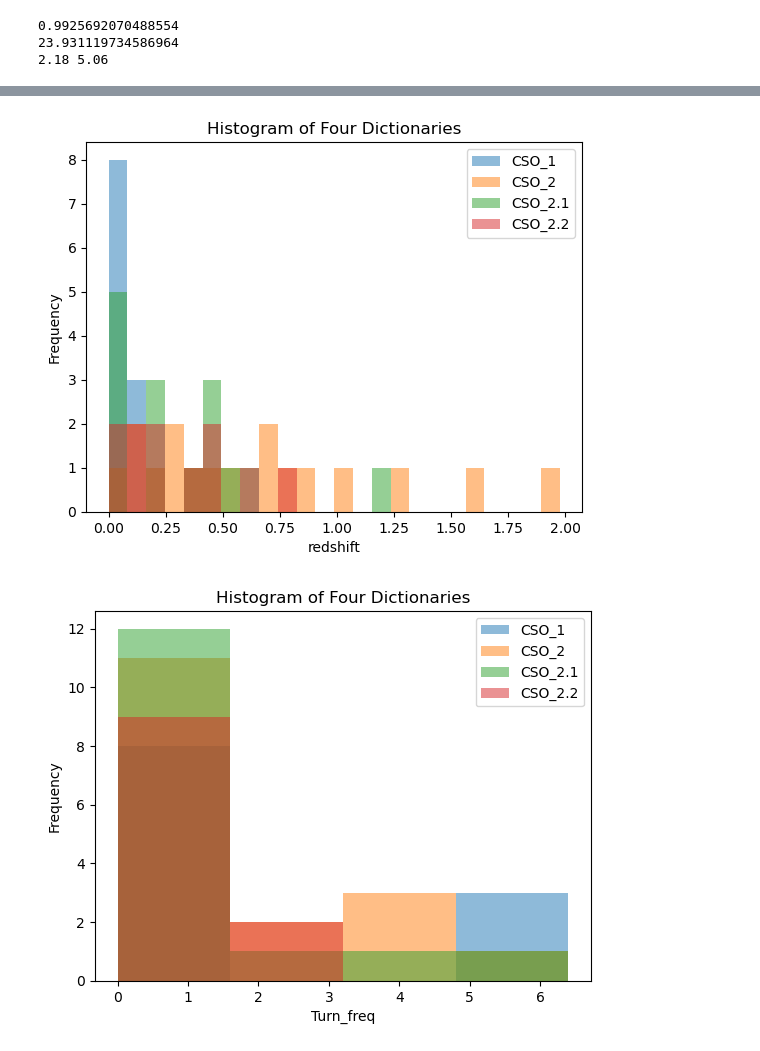
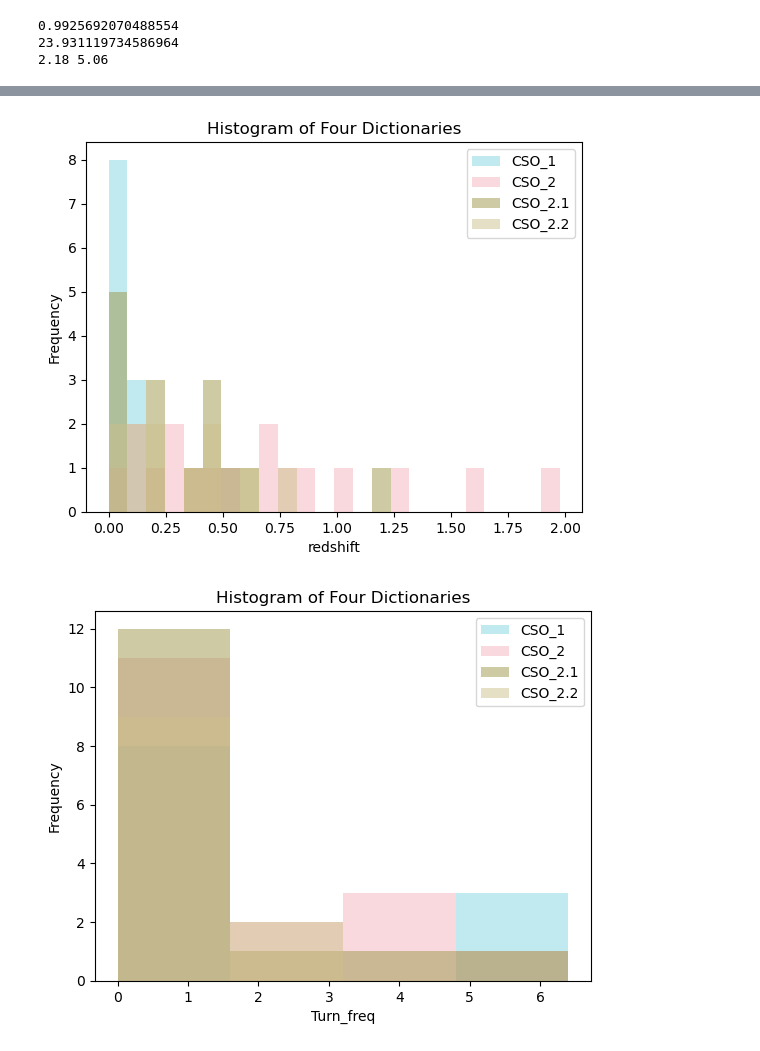
Before and after one commit to henan99/Masteroppgave, a Jupyter notebook: more_fun.ipynb, the cells around one changed output, grey strips where cells are left out. Saved outputs shown, nothing was run; the diff lists cells and outputs as text; code cells hidden in the pictures.

```diff
--- a/more_fun.ipynb
+++ b/more_fun.ipynb
@@ -1221,9 +1221,19 @@ plot_scatter_from_dict(cso_galaxies, 'Turnover_freq', 'Turnover_flux_den')
+# %%
+import seaborn as sns
+import wesanderson as wes
+#print(wes.palette_names())
+
+wes_palette = wes.film_palette("Moonrise",2)
+#wes_palette = ["#8d99ae", "#ef233c", "#d90429", "#2b2d42"]  # Example colors, adjust as necessary
+sns.set_palette(wes_palette)
 # %%
+
+
 CSO_df = pd.DataFrame.from_dict(cso_galaxies, orient='index')
-# Reset the index to make it a regular column
+
 CSO_df.reset_index(inplace=True)
 
-# Rename the 'index' column to 'Object Name'
+
 CSO_df.rename(columns={'index': 'Object Name'}, inplace=True)
 #print(CSO_df)
 print(CSO_df.columns)
@@ -1258,6 +1268,7 @@ plt.legend()
 # Show the plot
 plt.show()
 
+
 bins_t = np.linspace(0,selected_columns['Turnover_freq'].max(), 5)
 # Plot the histogram
 plt.hist(CSO_1['Turnover_freq'], bins=bins_t, alpha=0.5, label='CSO_1')
@@ -1273,16 +1284,21 @@ plt.legend()
 plt.show()
 
 
+
+
+
 plt.figure(figsize=(10, 6))
-plt.scatter(CSO_1['Turnover_freq'], CSO_1['Turnover_flux_den'], label='CSO_1')
+plt.scatter(CSO_1['Turnover_freq'], CSO_1['Turnover_flux_den'], label='CSO_1',marker = 'x')
 plt.scatter(CSO_2['Turnover_freq'], CSO_2['Turnover_flux_den'], label='CSO_2')
-plt.scatter(CSO_21['Turnover_freq'], CSO_21['Turnover_flux_den'], label='CSO_2.1')
-plt.scatter(CSO_22['Turnover_freq'], CSO_22['Turnover_flux_den'], label='CSO_2.2')
+plt.scatter(CSO_21['Turnover_freq'], CSO_21['Turnover_flux_den'], label='CSO_2.1',marker = 's')
+plt.scatter(CSO_22['Turnover_freq'], CSO_22['Turnover_flux_den'], label='CSO_2.2',marker = 'o')
 plt.xlabel('Turnover Frequency')
 plt.ylabel('Turnover Flux Density')
 plt.title('Scatter Plot of Turnover Frequency and Turnover Flux Density')
 plt.legend()
 plt.show()
+
+
 
 
 
@@ -1331,32 +1347,32 @@ plt.plot(CSO_1['lin_size']*1e3, 4*np.pi*redshift_to_distance(CSO_1['z'])**2*CSO_
 plt.plot(CSO_2['lin_size']*1e3, 4*np.pi*redshift_to_distance(CSO_2['z'])**2*CSO_2['Turnover_flux_den']*convert_Jy*CSO_2['Turnover_freq']*1e9, 'o', label='CSO_2')
 plt.plot(CSO_21['lin_size']*1e3, 4*np.pi*redshift_to_distance(CSO_21['z'])**2*CSO_21['Turnover_flux_den']*convert_Jy*CSO_21['Turnover_freq']*1e9, 'o', label='CSO_2.1')
 plt.plot(CSO_22['lin_size']*1e3, 4*np.pi*redshift_to_distance(CSO_22['z'])**2*CSO_22['Turnover_flux_den']*convert_Jy*CSO_22['Turnover_freq']*1e9, 'o', label='CSO_2.2')
 #plt.plot(2, 10**41.5, 'o', label='1718-649 SED model Syn peak ish')
 plt.axhline(y= 10**41.5, color='r', linestyle='--', label='1718-649 SED model Syn peak ish')
 plt.xlabel('Linear Size[pc]')
 plt.ylabel('Luminosity at radio spectral peak [erg/s]')
 plt.title('Luminosity vs Linear Size')
 plt.xscale('log')
 plt.yscale('log')
 plt.legend()
 plt.show()
 # %% [output]
 Index(['Object Name', 'R.A.', 'Dec.', 'z', 'Ang_size', 'lin_size',
        'Turnover_freq', 'Turnover_flux_den', 'class', 'major_axis_comb'],
       dtype='object')
                           z  Turnover_freq  Turnover_flux_den  Ang_size  \
 z                  1.000000       0.097669          -0.049572 -0.128253
 Turnover_freq      0.097669       1.000000          -0.147264 -0.238877
 Turnover_flux_den -0.049572      -0.147264           1.000000  0.004377
 Ang_size          -0.128253      -0.238877           0.004377  1.000000
 lin_size           0.472886      -0.440568           0.080211  0.392095
 class              0.324551      -0.195847           0.298542 -0.243292
 major_axis_comb   -0.972397      -0.590072           0.971918  0.977045
 
 ... (29 lines left out)
 44     0.041    1.0              NaN
 59     0.013    1.0              NaN
 60     0.478    1.0              NaN
 76     0.744    1.0              NaN
-[figure, old version]
+[figure, new version]
-[figure, old version]
+[figure, new version]
```
Also changed, not shown: parts of 6 cells of this notebook, 23 other files.
